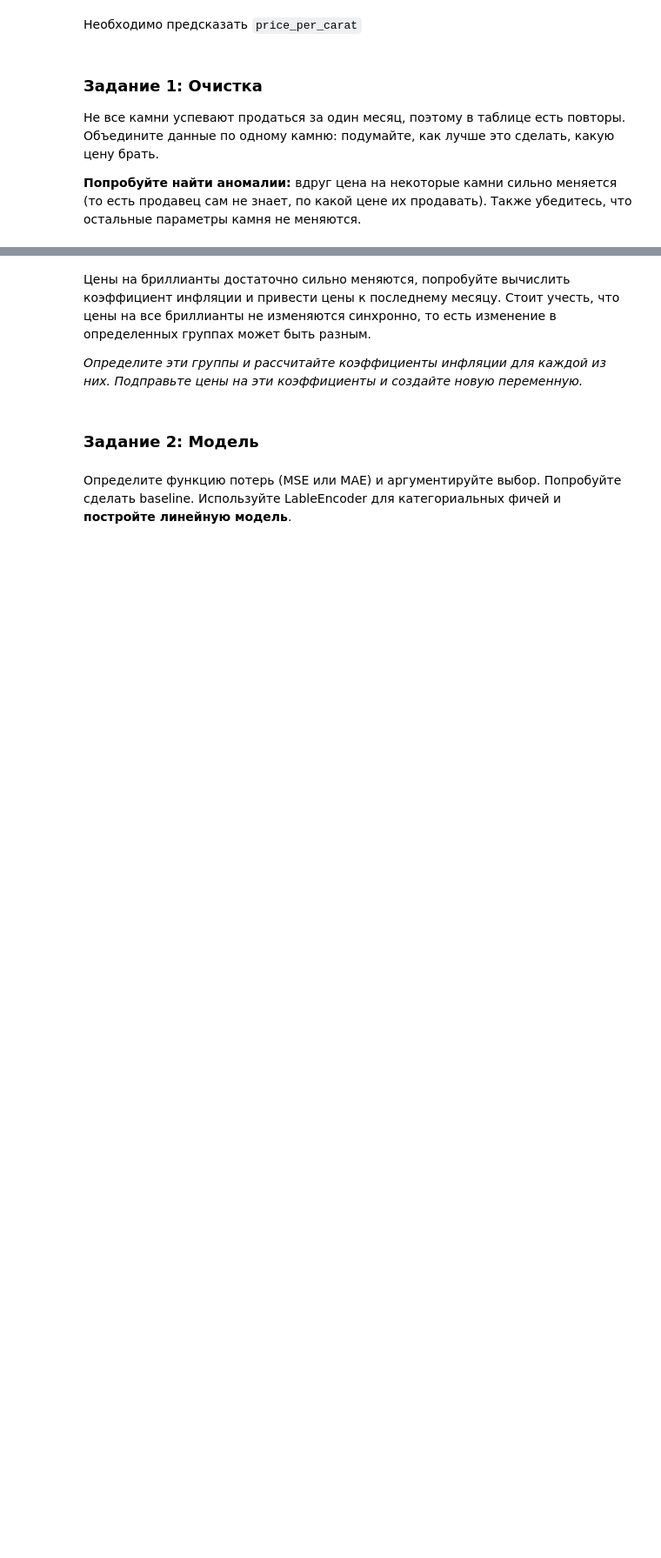
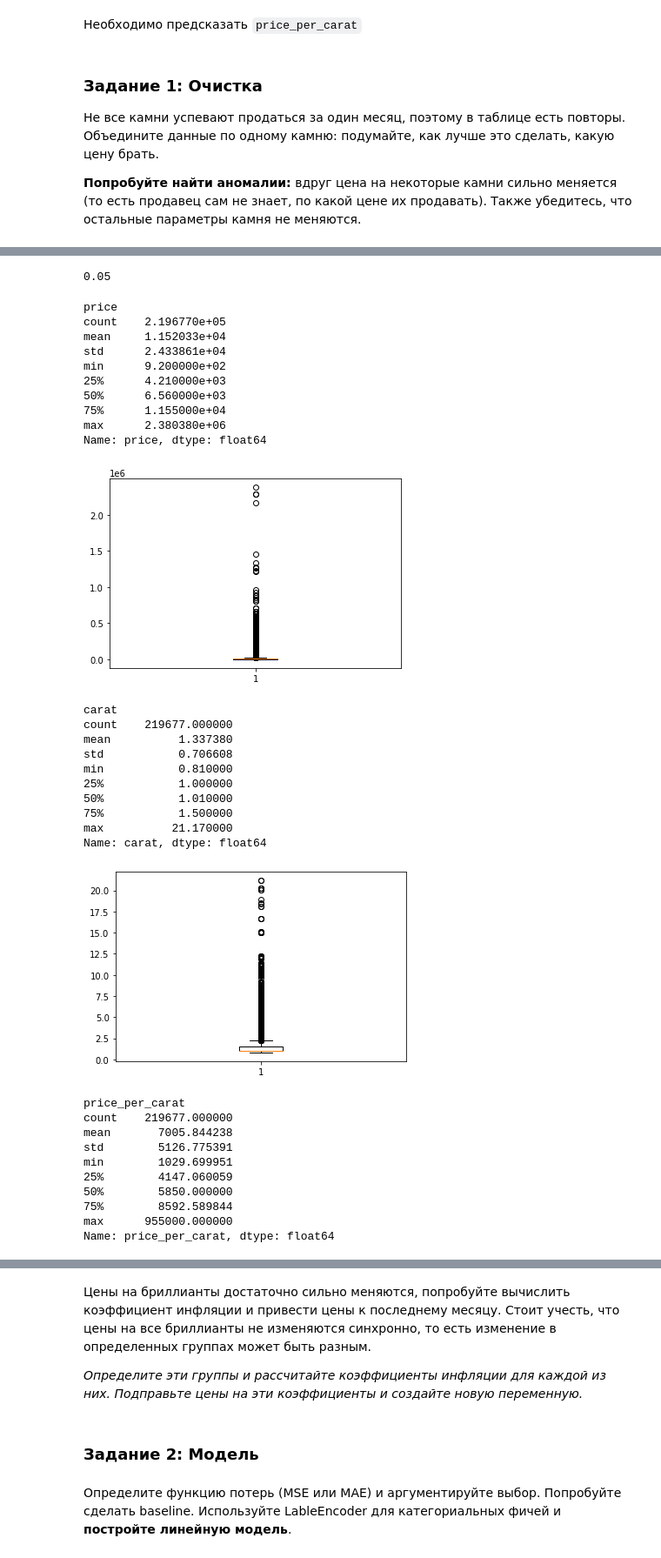
Before and after one commit to Dimildizio/DS_course, a Jupyter notebook: shine-on-you/HomeWork2_Regression&Classification.ipynb, the cells around one changed output, grey strips where cells are left out. Shown at 87% size. Drawn from its saved outputs; the diff is of its cells as text; code cells hidden in the pictures; blank space fills up the shorter version.

```diff
--- a/shine-on-you/HomeWork2_Regression&Classification.ipynb
+++ b/shine-on-you/HomeWork2_Regression&Classification.ipynb
@@ -185,0 +174,3 @@ stat[stat['price'] > 0].shape[0]
+# %%
+for x in ['price', 'carat', 'price_per_carat', 'depth_perc', 'x','y','z']:
+  print(f'std not null in {x}: {stat[stat[x] > 0].shape[0]}')
@@ -185,0 +185,52 @@ stat[stat['price'] > 0].shape[0]
+# %%
+df_three_2 = df_three.copy()
+#странно что размер каменя изменился. Возможно другие измерения.поскольку x,y,z тоже изменяются
+carat_to_drop = stat[stat['carat'] > 0]
+df_three_2 = df_three_2[~df_three_2['id'].isin(carat_to_drop.index)]
+#изменение в %_глубине тоже странное, сочтем выбросом все что выше 0.6 стд
+depth_to_drop = stat[stat['depth_perc'] > 0.6]
+df_three_2 = df_three_2[~df_three_2['id'].isin(depth_to_drop.index)]
+#сколько % датасета мы убрали
+round(1-df_three_2.sort_values(by='id').shape[0] / df_three.shape[0],2)
+# %% [output]
+0.05
+# %%
+#check on df_three_2, df_one and df1. then cut iqr
+for x in ['price', 'carat', 'price_per_carat', 'depth_perc', 'x','y','z']:
+  print(x)
+  print(df1[x].describe())
+  plt.boxplot(df1[x])
+  plt.show()
+# %% [output]
+price
+count    2.196770e+05
+mean     1.152033e+04
+std      2.433861e+04
+min      9.200000e+02
+25%      4.210000e+03
+50%      6.560000e+03
+75%      1.155000e+04
+max      2.380380e+06
+Name: price, dtype: float64
+[figure, added]
+carat
+count    219677.000000
+mean          1.337380
+std           0.706608
+min           0.810000
+25%           1.000000
+50%           1.010000
+75%           1.500000
+max          21.170000
+Name: carat, dtype: float64
+[figure, added]
+price_per_carat
+count    219677.000000
+mean       7005.844238
+std        5126.775391
+min        1029.699951
+25%        4147.060059
+50%        5850.000000
+75%        8592.589844
+max      955000.000000
+Name: price_per_carat, dtype: float64
```
Also changed, not shown: parts of 15 cells of this notebook.
